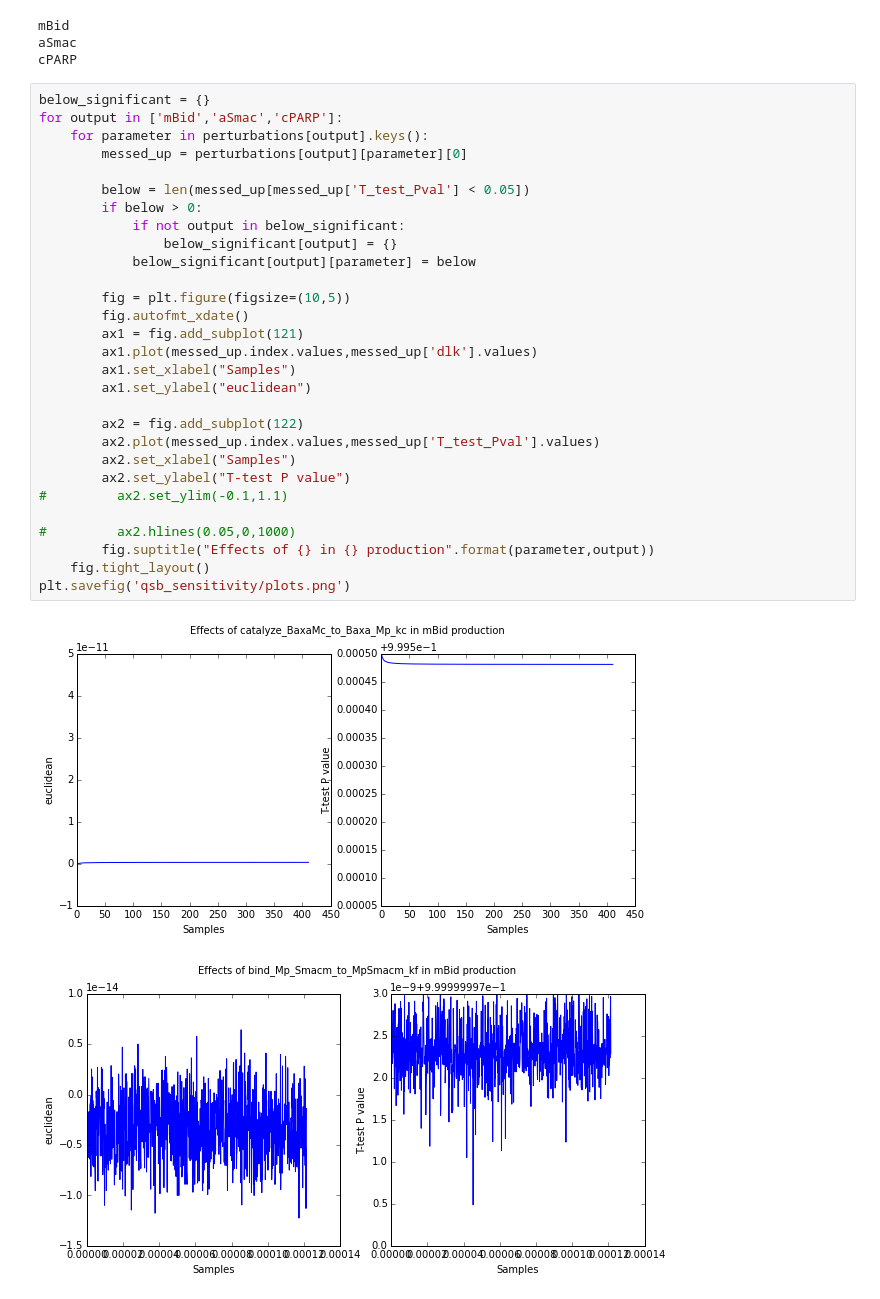
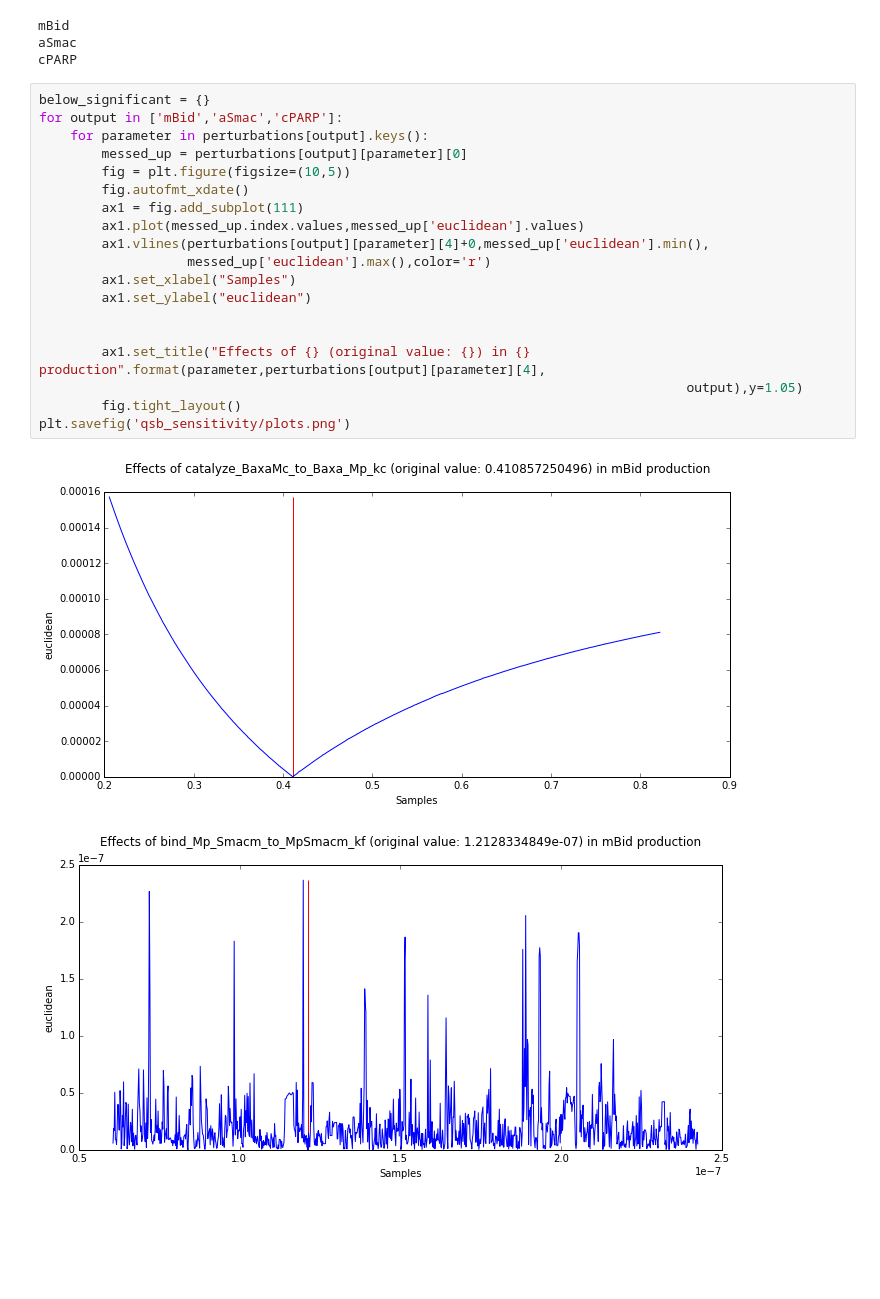
Before and after one commit to ortega2247/qsb, a Jupyter notebook: qsb_sensitivity.ipynb, the cells around one changed output. Cells and saved outputs as stored; diff of their text form; blank space fills up the shorter version.

Commit message:
Graphs finished

```diff
--- a/qsb_sensitivity.ipynb
+++ b/qsb_sensitivity.ipynb
@@ -152,32 +128,22 @@ cPARP
 # %%
 below_significant = {}
 for output in ['mBid','aSmac','cPARP']:
     for parameter in perturbations[output].keys():
         messed_up = perturbations[output][parameter][0]
-
-        below = len(messed_up[messed_up['T_test_Pval'] < 0.05])
-        if below > 0:
-            if not output in below_significant:
-                below_significant[output] = {}
-            below_significant[output][parameter] = below
-
         fig = plt.figure(figsize=(10,5))
         fig.autofmt_xdate()
-        ax1 = fig.add_subplot(121)
-        ax1.plot(messed_up.index.values,messed_up['dlk'].values)
+        ax1 = fig.add_subplot(111)
+        ax1.plot(messed_up.index.values,messed_up['euclidean'].values)
+        ax1.vlines(perturbations[output][parameter][4]+0,messed_up['euclidean'].min(),
+                   messed_up['euclidean'].max(),color='r')
         ax1.set_xlabel("Samples")
         ax1.set_ylabel("euclidean")
 
-        ax2 = fig.add_subplot(122)
-        ax2.plot(messed_up.index.values,messed_up['T_test_Pval'].values)
-        ax2.set_xlabel("Samples")
-        ax2.set_ylabel("T-test P value")
-#         ax2.set_ylim(-0.1,1.1)
 
-#         ax2.hlines(0.05,0,1000)
-        fig.suptitle("Effects of {} in {} production".format(parameter,output))
-    fig.tight_layout()
+        ax1.set_title("Effects of {} (original value: {}) in {} production".format(parameter,perturbations[output][parameter][4],
+                                                                                   output),y=1.05)
+        fig.tight_layout()
 plt.savefig('qsb_sensitivity/plots.png')
 # %% [output]
-[figure, old version]
+[figure, new version]
-[figure, old version]
+[figure, new version]
```
Also changed, not shown: parts of 14 cells of this notebook.
